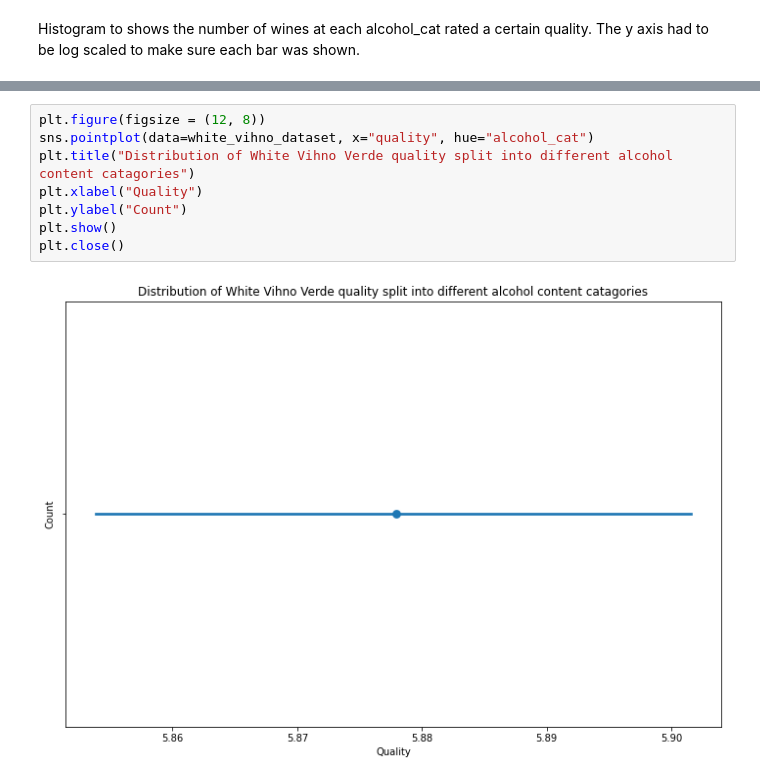
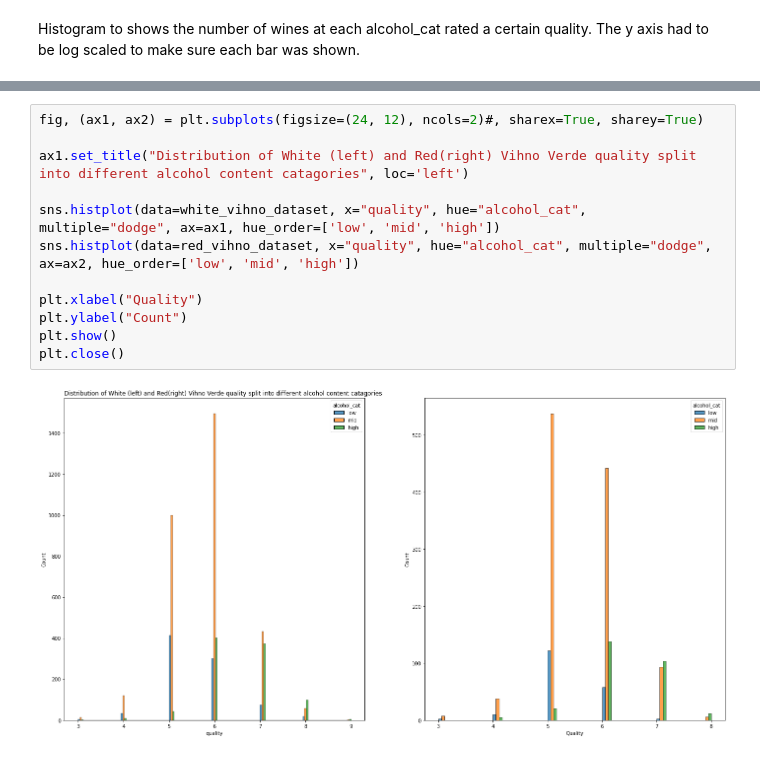
Before and after one commit to c0037654Newcastle/CSC2034-DS-Project, a Jupyter notebook: CSC2034_DS_Project.ipynb, the cells around one changed output, grey strips where cells are left out. Cells and saved outputs as stored; diff of their text form.

```diff
--- a/CSC2034_DS_Project.ipynb
+++ b/CSC2034_DS_Project.ipynb
@@ -185,10 +179,14 @@ plt.close()
-# %%
-plt.figure(figsize = (12, 8))
-sns.pointplot(data=white_vihno_dataset, x="quality", hue="alcohol_cat")
-plt.title("Distribution of White Vihno Verde quality split into different alcohol content catagories")
-plt.xlabel("Quality")
-plt.ylabel("Count")
-plt.show()
-plt.close()
-# %% [output]
-[figure, removed]
+# %%
+fig, (ax1, ax2) = plt.subplots(figsize=(24, 12), ncols=2)#, sharex=True, sharey=True)
+
+ax1.set_title("Distribution of White (left) and Red(right) Vihno Verde quality split into different alcohol content catagories", loc='left')
+
+sns.histplot(data=white_vihno_dataset, x="quality", hue="alcohol_cat", multiple="dodge", ax=ax1, hue_order=['low', 'mid', 'high'])
+sns.histplot(data=red_vihno_dataset, x="quality", hue="alcohol_cat", multiple="dodge", ax=ax2, hue_order=['low', 'mid', 'high'])
+
+plt.xlabel("Quality")
+plt.ylabel("Count")
+plt.show()
+plt.close()
+# %% [output]
+[figure, added]
```
Also changed, not shown: parts of 5 cells of this notebook.
